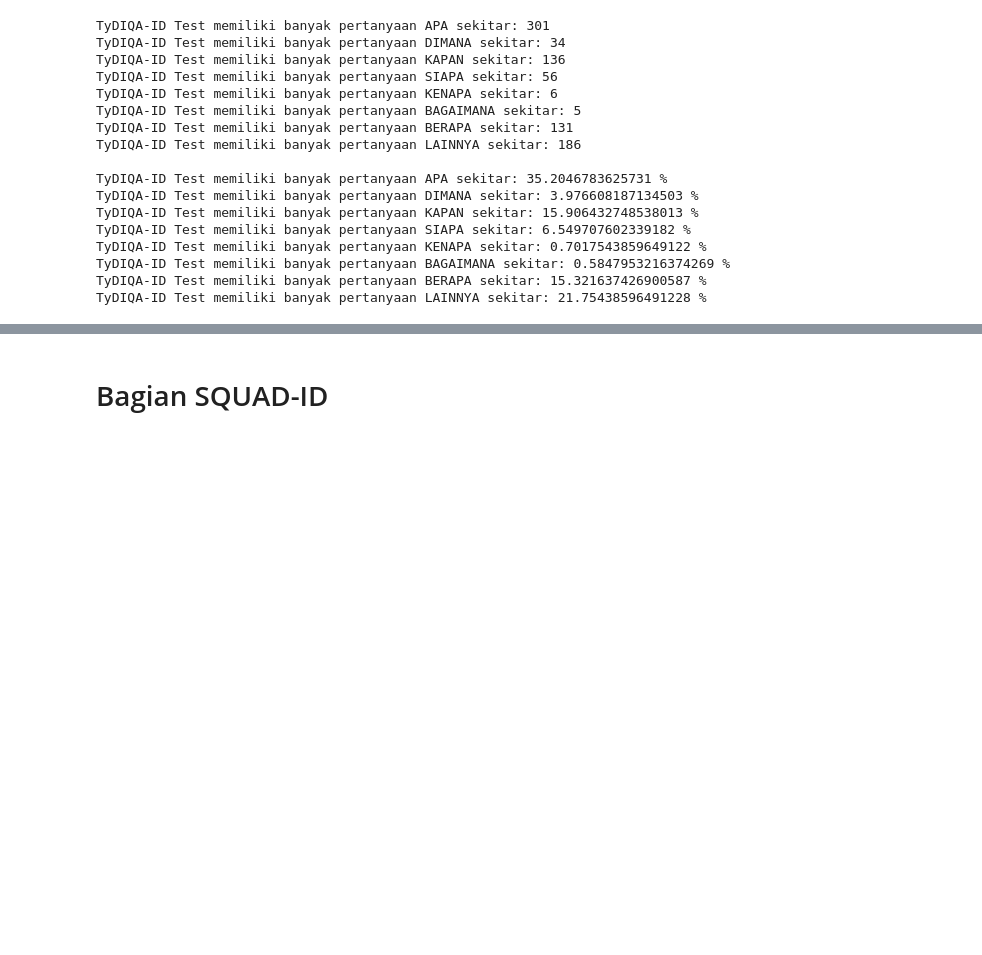
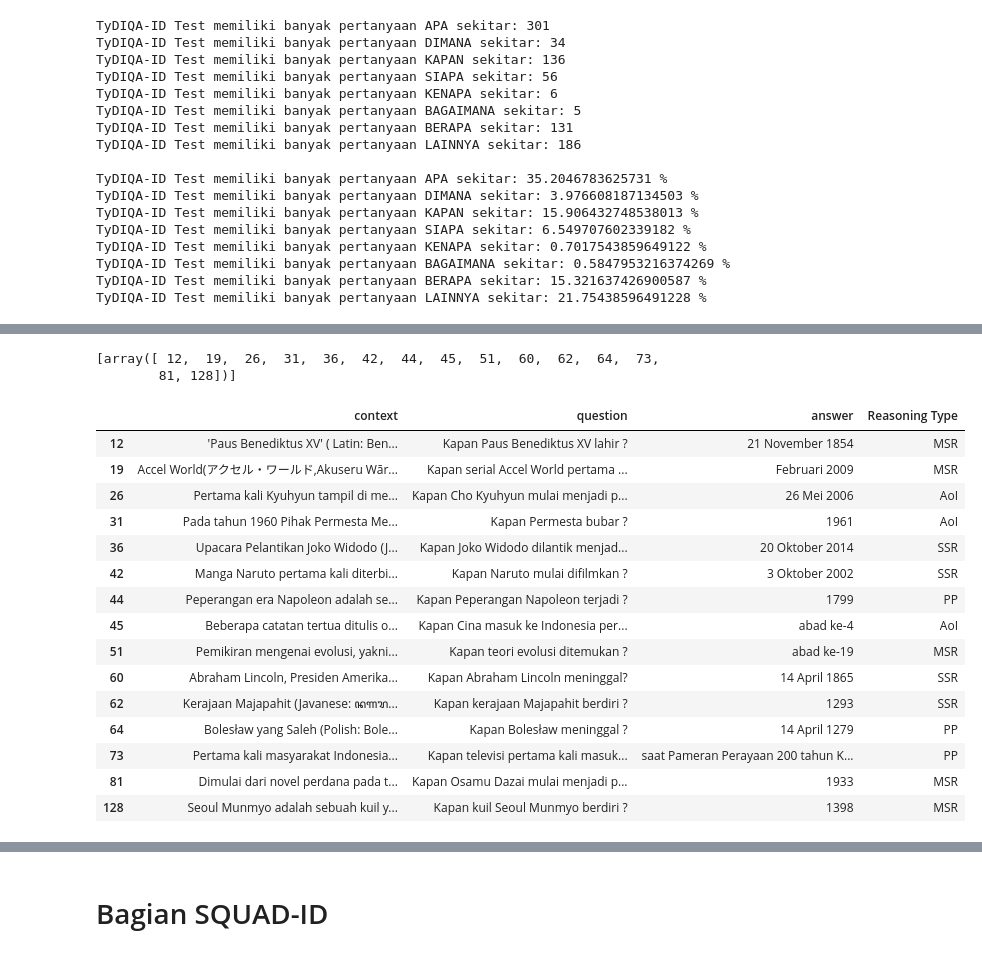
Before and after one commit to muhammadravi251001/qas-with-indonli, a Jupyter notebook: utilities/Cek Reasoning Type.ipynb, the cells around one changed output, grey strips where cells are left out. Cells and saved outputs as stored; diff of their text form; code cells hidden in the pictures; blank space fills up the shorter version.

```diff
--- a/utilities/Cek Reasoning Type.ipynb
+++ b/utilities/Cek Reasoning Type.ipynb
@@ -643,0 +806,47 @@ lainnya_df_tydiqa_id
+# %%
+print(index_kapan_df_tydiqa_id)
+kapan_df_tydiqa_id
+
+# 12 : PP
+# 19 : MSR
+# 26 : AoI
+# 31 : AoI
+# 36 : SSR
+
+# 42 : SSR
+# 44 : PP
+# 45 : AoI
+# 51 : MSR
+# 60 : SSR
+
+# 62 : SSR
+# 64 : PP
+# 73 : PP
+# 81 : MSR
+# 128 : MSR
+
+reasoning_type = ['MSR', 'MSR', 'AoI', 'AoI', 'SSR',
+                 'SSR', 'PP', 'AoI', 'MSR', 'SSR',
+                 'SSR', 'PP', 'PP', 'MSR', 'MSR']
+
+kapan_df_tydiqa_id['Reasoning Type'] = reasoning_type
+kapan_df_tydiqa_id
+# %% [output]
+[array([ 12,  19,  26,  31,  36,  42,  44,  45,  51,  60,  62,  64,  73,
+        81, 128])]
+|  | context | question | answer | Reasoning Type |
+| 12 | 'Paus Benediktus XV' ( Latin: Ben... | Kapan Paus Benediktus XV lahir ? | 21 November 1854 | MSR |
+| 19 | Accel World(アクセル・ワールド,Akuseru Wār... | Kapan serial Accel World pertama ... | Februari 2009 | MSR |
+| 26 | Pertama kali Kyuhyun tampil di me... | Kapan Cho Kyuhyun mulai menjadi p... | 26 Mei 2006 | AoI |
+| 31 | Pada tahun 1960 Pihak Permesta Me... | Kapan Permesta bubar ? | 1961 | AoI |
+| 36 | Upacara Pelantikan Joko Widodo (J... | Kapan Joko Widodo dilantik menjad... | 20 Oktober 2014 | SSR |
+| 42 | Manga Naruto pertama kali diterbi... | Kapan Naruto mulai difilmkan ? | 3 Oktober 2002 | SSR |
+| 44 | Peperangan era Napoleon adalah se... | Kapan Peperangan Napoleon terjadi ? | 1799 | PP |
+| 45 | Beberapa catatan tertua ditulis o... | Kapan Cina masuk ke Indonesia per... | abad ke-4 | AoI |
+| 51 | Pemikiran mengenai evolusi, yakni... | Kapan teori evolusi ditemukan ? | abad ke-19 | MSR |
+| 60 | Abraham Lincoln, Presiden Amerika... | Kapan Abraham Lincoln meninggal? | 14 April 1865 | SSR |
+| 62 | Kerajaan Majapahit (Javanese: ꦤꦒꦫ... | Kapan kerajaan Majapahit berdiri ? | 1293 | SSR |
+| 64 | Bolesław yang Saleh (Polish: Bole... | Kapan Bolesław meninggal ? | 14 April 1279 | PP |
+| 73 | Pertama kali masyarakat Indonesia... | Kapan televisi pertama kali masuk... | saat Pameran Perayaan 200 tahun K... | PP |
+| 81 | Dimulai dari novel perdana pada t... | Kapan Osamu Dazai mulai menjadi p... | 1933 | MSR |
+| 128 | Seoul Munmyo adalah sebuah kuil y... | Kapan kuil Seoul Munmyo berdiri ? | 1398 | MSR |
```
Also changed, not shown: parts of 38 cells of this notebook.
